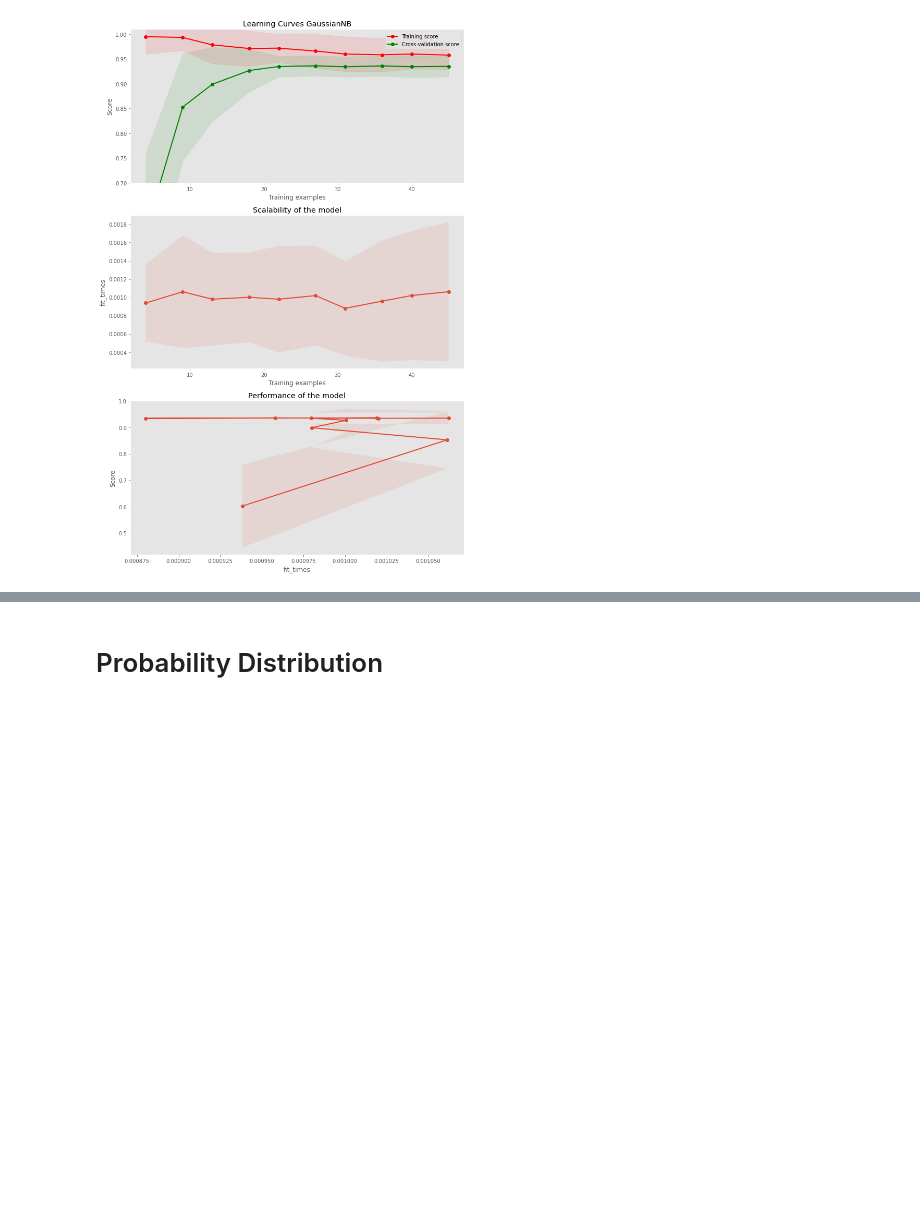
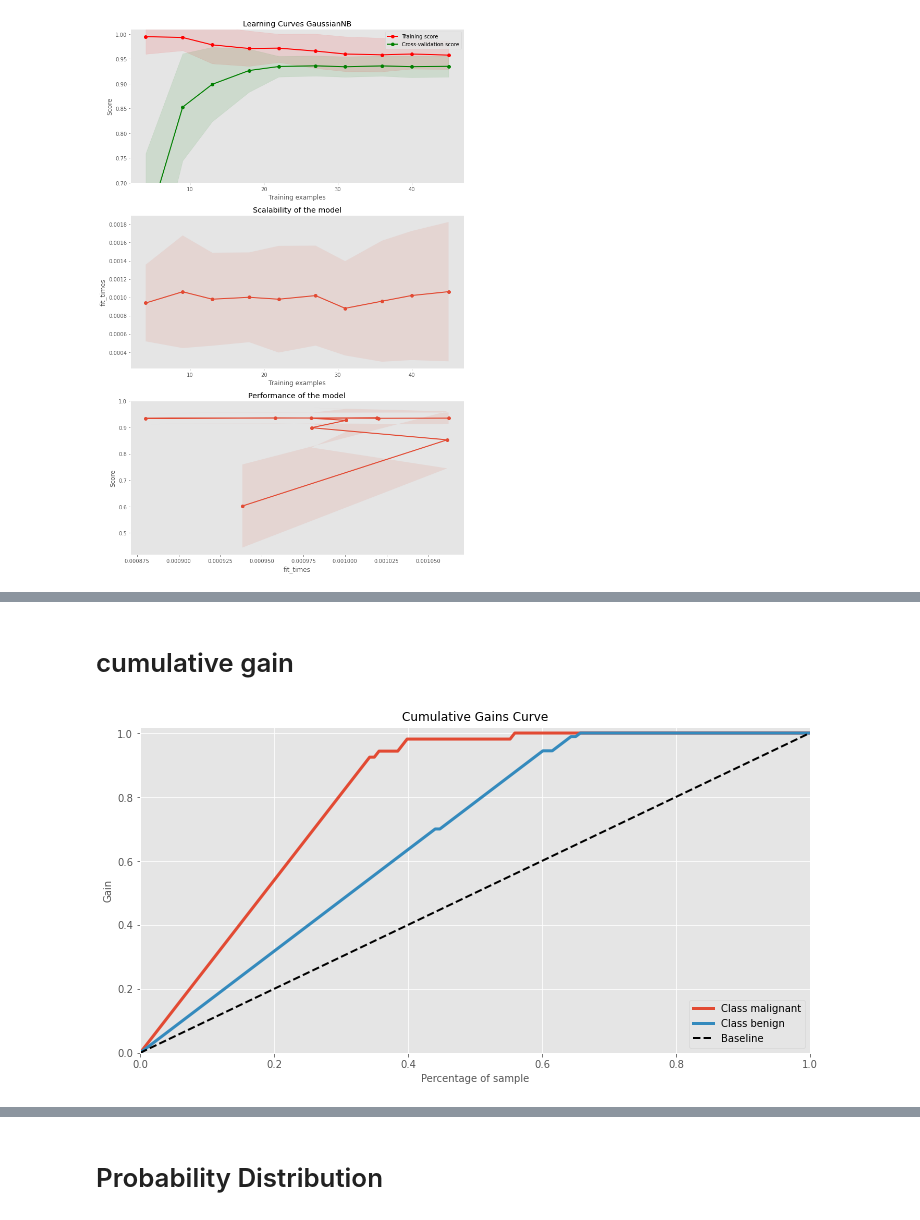
Before and after one commit to imanursar/Machine-Learning-Notes, a Jupyter notebook: Custom Function/Scoring Function.ipynb, the cells around one changed output, grey strips where cells are left out. Saved outputs shown, nothing was run; the diff lists cells and outputs as text; code cells hidden in the pictures; blank space fills up the shorter version.

```diff
--- a/Custom Function/Scoring Function.ipynb
+++ b/Custom Function/Scoring Function.ipynb
@@ -351,0 +373,9 @@ scoring.plot_learning_curve(cancer.data, cancer.target,"GaussianNB",nb,50,0.2)
+# %% [markdown]
+# cumulative gain
+# %%
+scoring.plot_cumulative_gain(y_test, probs_dual_model[1],labels=['malignant', 'benign'],
+                             title='Cumulative Gains Curve',
+                             ax=None, figsize=(12,6), title_fontsize="large",
+                             text_fontsize="medium")
+# %% [output]
+[figure, added]
```
Also changed, not shown: parts of 9 cells of this notebook.
